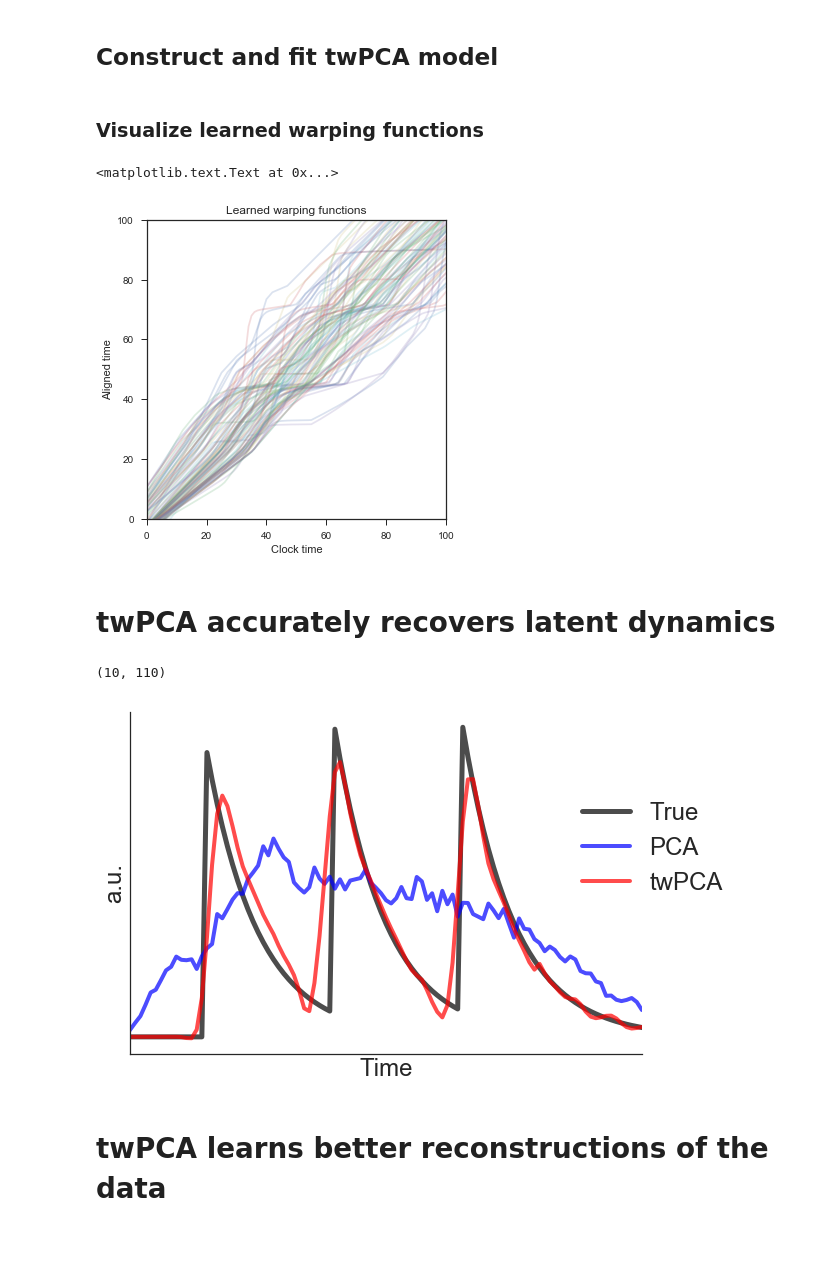
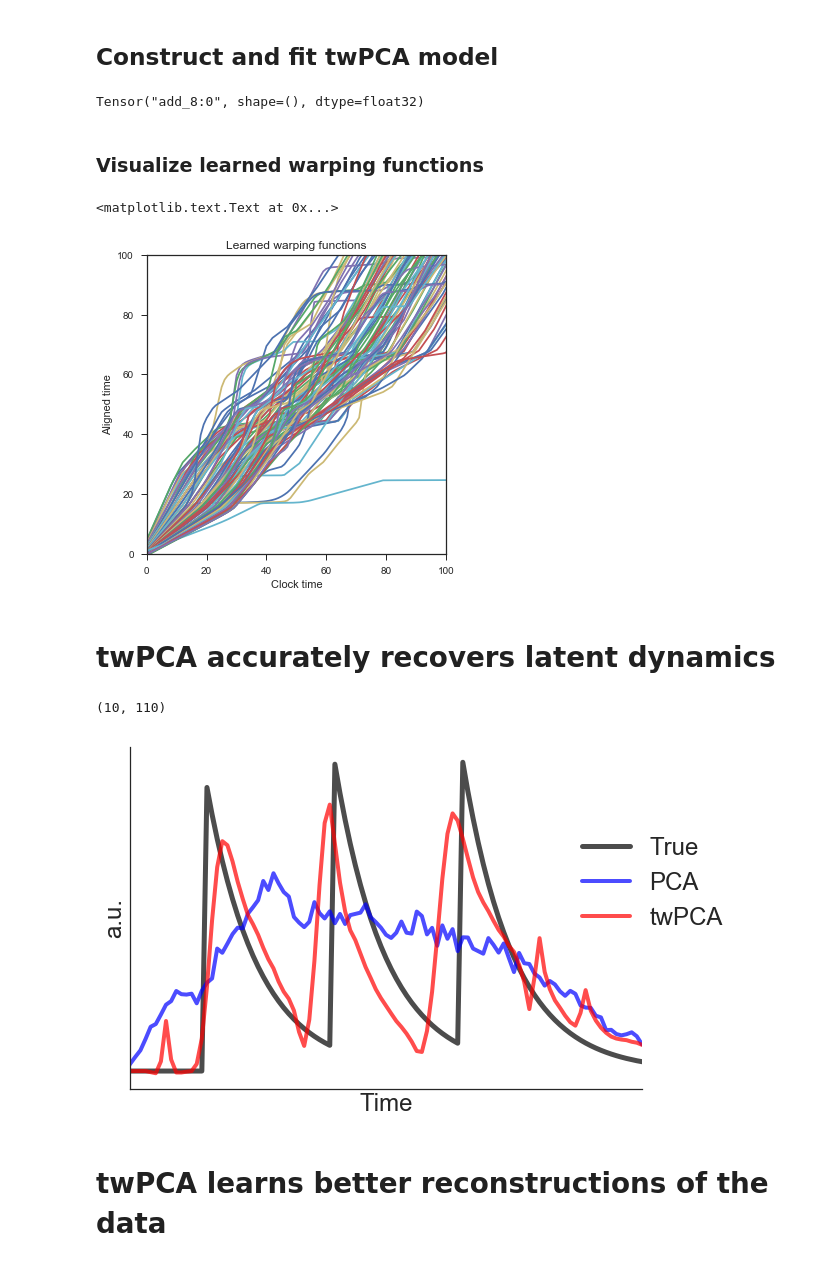
Before and after one commit to ganguli-lab/twpca, a Jupyter notebook: demo.ipynb, the cells around one changed output. Saved outputs shown, nothing was run; the diff lists cells and outputs as text; code cells hidden in the pictures.

```diff
--- a/demo.ipynb
+++ b/demo.ipynb
@@ -96,30 +98,35 @@ warp_regularizer = curvature(scale=warp_penalty_strength, power=1)
 # Encourages the temporal factors to be smooth in time.
 time_regularizer = curvature(scale=time_penalty_strength, power=2, axis=0)
 
-model = TWPCA(n_components,
+model = TWPCA(smoothed_spikes,
+              n_components,
               warp_regularizer=warp_regularizer,
               time_regularizer=time_regularizer,
               fit_trial_factors=False,
-              warpinit='shift')
+              warpinit='linear')
 # Fit model with gradient descent, starting with a learning rate of 1e-1 for 250 iterations,
 # and then a learning rate of 1e-2 for 500 iterations
-model.fit(smoothed_spikes, lr=(1e-1, 1e-2), niter=(250, 500))
+model.fit(lr=(1e-1, 1e-2), niter=(250, 500))
 # Extract model parameters and reconstruction of the data (X_pred)
 params = model.params
 X_pred = model.predict()
+# %%
+print(model._objective)
+# %% [output]
+Tensor("add_8:0", shape=(), dtype=float32)
 # %% [markdown]
 ### Visualize learned warping functions
 # %%
-plot(params['warp'].T, alpha=0.2);
+plot(params['warp'].T, alpha=1);
 axis('square')
 xlabel('Clock time')
 ylabel('Aligned time')
 xlim(0, 100);
 ylim(0, 100)
 title('Learned warping functions')
 # %% [output]
 <matplotlib.text.Text at 0x...>
-[figure, old version]
+[figure, new version]
 # %% [markdown]
 # twPCA accurately recovers latent dynamics
 # %%
@@ -147,7 +154,7 @@ sns.despine()
 xlim(10, 110)
 # %% [output]
 (10, 110)
-[figure, old version]
+[figure, new version]
 # %% [markdown]
 # twPCA learns better reconstructions of the data
 # %%
```
Also changed, not shown: parts of 2 cells of this notebook, 3 other files.
